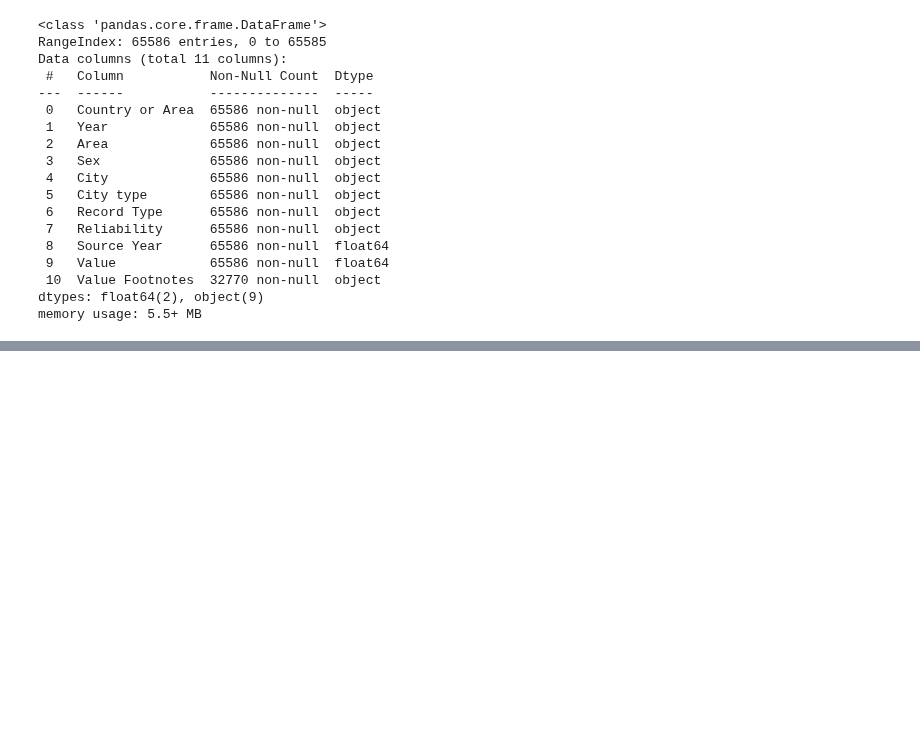
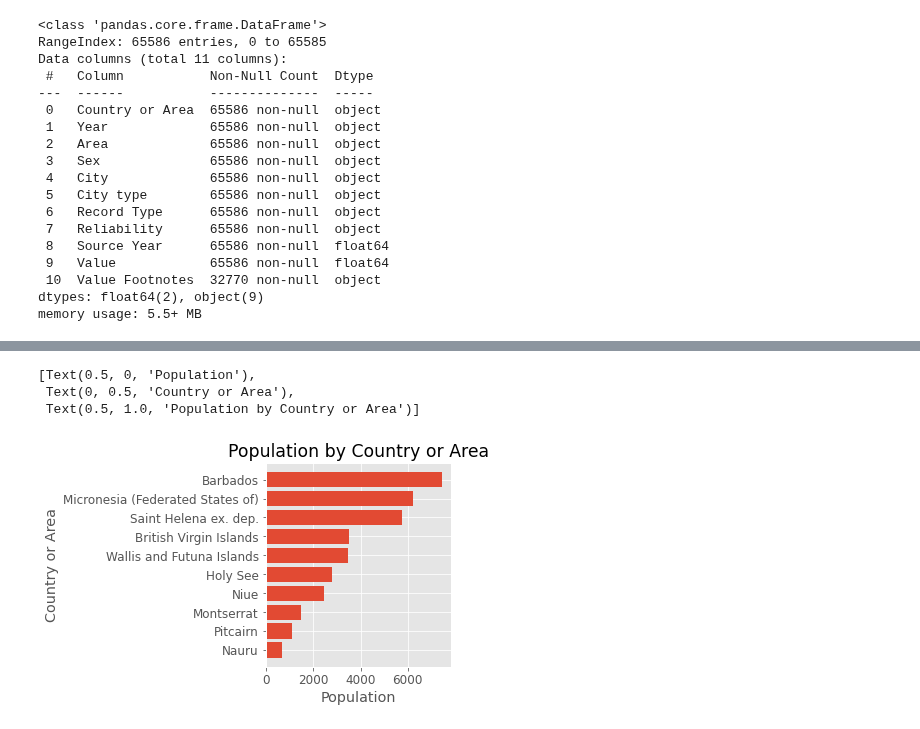
Before and after one commit to eldrigeampong/Data-Science, a Jupyter notebook: UN/Demographic Statistics Database/proj1.ipynb, the cells around one changed output, grey strips where cells are left out. Saved outputs shown, nothing was run; the diff lists cells and outputs as text; code cells hidden in the pictures; blank space fills up the shorter version.

```diff
--- a/UN/Demographic Statistics Database/proj1.ipynb
+++ b/UN/Demographic Statistics Database/proj1.ipynb
@@ -561,0 +287,12 @@ cnt_area_grp.get_group('Barbados')
+# %%
+low_10_pop = agg_pop_stats['total_pop'].sort_values(ascending=True).head(10)
+
+fig, ax = plt.subplots()
+
+hbars = ax.barh(low_10_pop.keys(), low_10_pop.values, align='center')
+ax.set(xlabel='Population', ylabel='Country or Area', title='Population by Country or Area')
+# %% [output]
+[Text(0.5, 0, 'Population'),
+ Text(0, 0.5, 'Country or Area'),
+ Text(0.5, 1.0, 'Population by Country or Area')]
+[figure, added]
```
Also changed, not shown: parts of 72 cells of this notebook, 1 other file.
